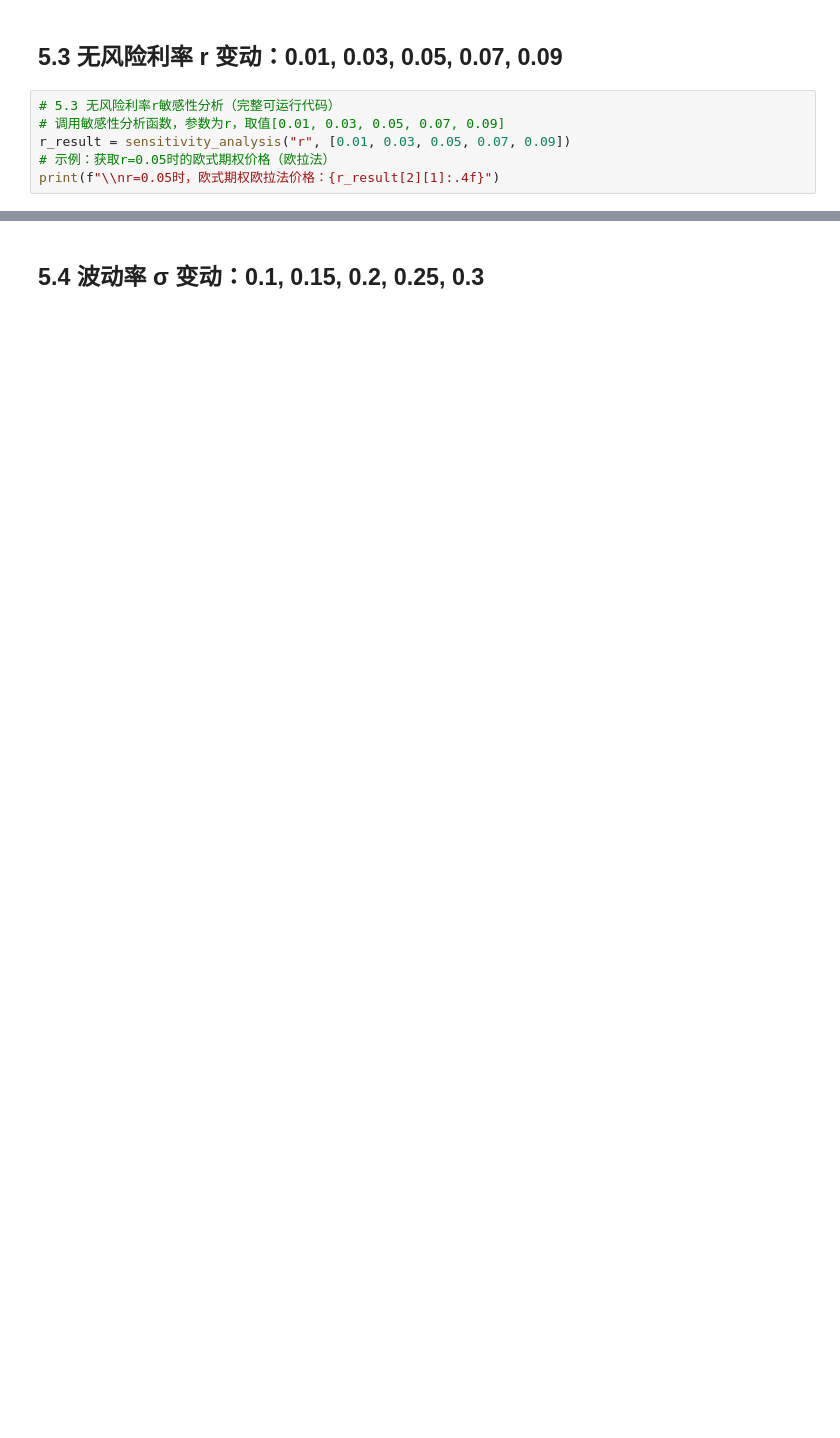
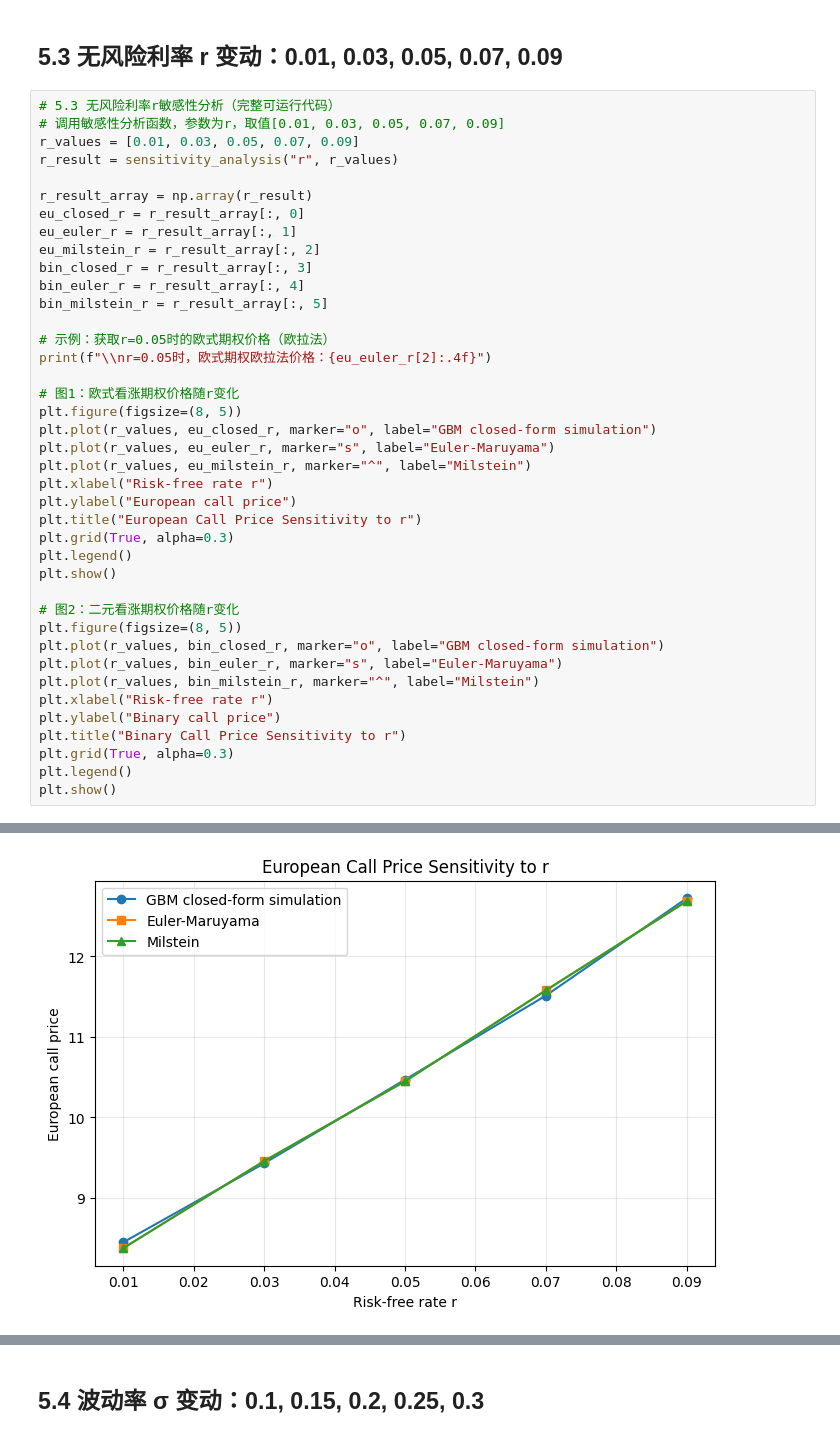
Before and after one commit to xption/CQFLearning, a Jupyter notebook: Exam2/Answer.ipynb, the cells around one changed output, grey strips where cells are left out. Drawn from its saved outputs; the diff is of its cells as text; blank space fills up the shorter version.

```diff
--- a/Exam2/Answer.ipynb
+++ b/Exam2/Answer.ipynb
@@ -257,6 +333,41 @@ print(f"\\nK=100时，二元期权米尔斯坦法价格：{k_result[2][5]:.4f}")
 # %%
 # 5.3 无风险利率r敏感性分析（完整可运行代码）
 # 调用敏感性分析函数，参数为r，取值[0.01, 0.03, 0.05, 0.07, 0.09]
-r_result = sensitivity_analysis("r", [0.01, 0.03, 0.05, 0.07, 0.09])
+r_values = [0.01, 0.03, 0.05, 0.07, 0.09]
+r_result = sensitivity_analysis("r", r_values)
+
+r_result_array = np.array(r_result)
+eu_closed_r = r_result_array[:, 0]
+eu_euler_r = r_result_array[:, 1]
+eu_milstein_r = r_result_array[:, 2]
+bin_closed_r = r_result_array[:, 3]
+bin_euler_r = r_result_array[:, 4]
+bin_milstein_r = r_result_array[:, 5]
+
 # 示例：获取r=0.05时的欧式期权价格（欧拉法）
-print(f"\\nr=0.05时，欧式期权欧拉法价格：{r_result[2][1]:.4f}")
+print(f"\\nr=0.05时，欧式期权欧拉法价格：{eu_euler_r[2]:.4f}")
+
+# 图1：欧式看涨期权价格随r变化
+plt.figure(figsize=(8, 5))
+plt.plot(r_values, eu_closed_r, marker="o", label="GBM closed-form simulation")
+plt.plot(r_values, eu_euler_r, marker="s", label="Euler-Maruyama")
+plt.plot(r_values, eu_milstein_r, marker="^", label="Milstein")
+plt.xlabel("Risk-free rate r")
+plt.ylabel("European call price")
+plt.title("European Call Price Sensitivity to r")
+plt.grid(True, alpha=0.3)
+plt.legend()
+plt.show()
+
+# 图2：二元看涨期权价格随r变化
+plt.figure(figsize=(8, 5))
+plt.plot(r_values, bin_closed_r, marker="o", label="GBM closed-form simulation")
+plt.plot(r_values, bin_euler_r, marker="s", label="Euler-Maruyama")
+plt.plot(r_values, bin_milstein_r, marker="^", label="Milstein")
+plt.xlabel("Risk-free rate r")
+plt.ylabel("Binary call price")
+plt.title("Binary Call Price Sensitivity to r")
+plt.grid(True, alpha=0.3)
+plt.legend()
+plt.show()
+# %% [output]
@@ -262,0 +382 @@ print(f"\\nr=0.05时，欧式期权欧拉法价格：{r_result[2][1]:.4f}")
+[figure, added]
```
Also changed, not shown: parts of 7 cells of this notebook, 1 other file.
